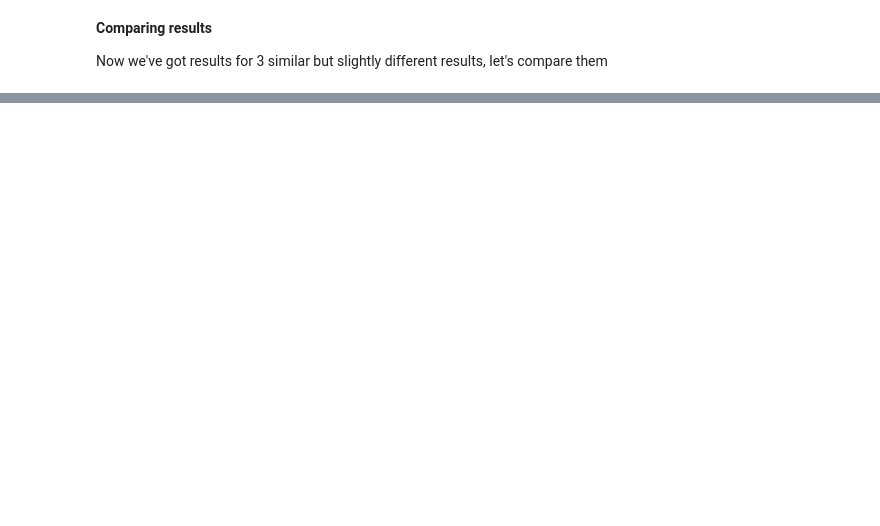
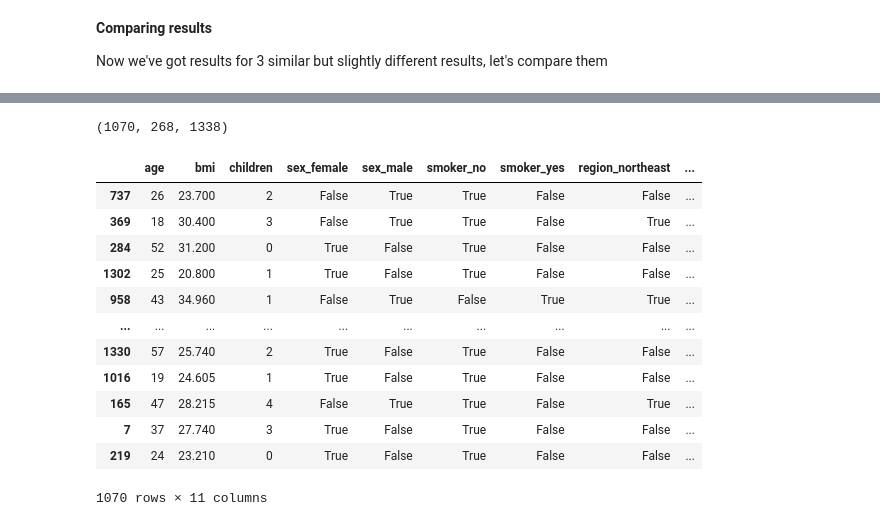
Before and after one commit to ajitesh68/machine-learning-practice-, a Jupyter notebook: TF002_Neural_Network.ipynb, the cells around one changed output, grey strips where cells are left out. Cells and saved outputs as stored; diff of their text form; code cells hidden in the pictures; blank space fills up the shorter version.

```diff
--- a/TF002_Neural_Network.ipynb
+++ b/TF002_Neural_Network.ipynb
@@ -685,0 +833,3 @@ plt.gca().spines[['top', 'right',]].set_visible(False)
+# %%
+insurance_one_hot = pd.get_dummies(insurance)
+insurance_one_hot.head()
@@ -685,0 +843,3 @@ plt.gca().spines[['top', 'right',]].set_visible(False)
+# %%
+# Replace True with 1 and False with 0
+insurance_one_hot = insurance_one_hot.replace({True: 1, False: 0})
@@ -685,0 +855,3 @@ plt.gca().spines[['top', 'right',]].set_visible(False)
+# %%
+x = insurance_one_hot.drop("charges", axis=1)
+y = insurance_one_hot["charges"]
@@ -685,0 +877,23 @@ plt.gca().spines[['top', 'right',]].set_visible(False)
+# %%
+from sklearn.model_selection import train_test_split
+x_train, x_test, y_train, y_test = train_test_split(x, y, test_size=0.2, random_state=40)
+
+len(x_train), len(x_test), len(x)
+# %% [output]
+(1070, 268, 1338)
+# %%
+x_train
+# %% [output]
+|  | age | bmi | children | sex_female | sex_male | smoker_no | smoker_yes | region_northeast | ... |
+| 737 | 26 | 23.700 | 2 | False | True | True | False | False | ... |
+| 369 | 18 | 30.400 | 3 | False | True | True | False | True | ... |
+| 284 | 52 | 31.200 | 0 | True | False | True | False | False | ... |
+| 1302 | 25 | 20.800 | 1 | True | False | True | False | False | ... |
+| 958 | 43 | 34.960 | 1 | False | True | False | True | True | ... |
+| ... | ... | ... | ... | ... | ... | ... | ... | ... | ... |
+| 1330 | 57 | 25.740 | 2 | True | False | True | False | False | ... |
+| 1016 | 19 | 24.605 | 1 | True | False | True | False | False | ... |
+| 165 | 47 | 28.215 | 4 | False | True | True | False | True | ... |
+| 7 | 37 | 27.740 | 3 | True | False | True | False | False | ... |
+| 219 | 24 | 23.210 | 0 | True | False | True | False | False | ... |
+1070 rows × 11 columns
```
Also changed, not shown: parts of 50 cells of this notebook.
